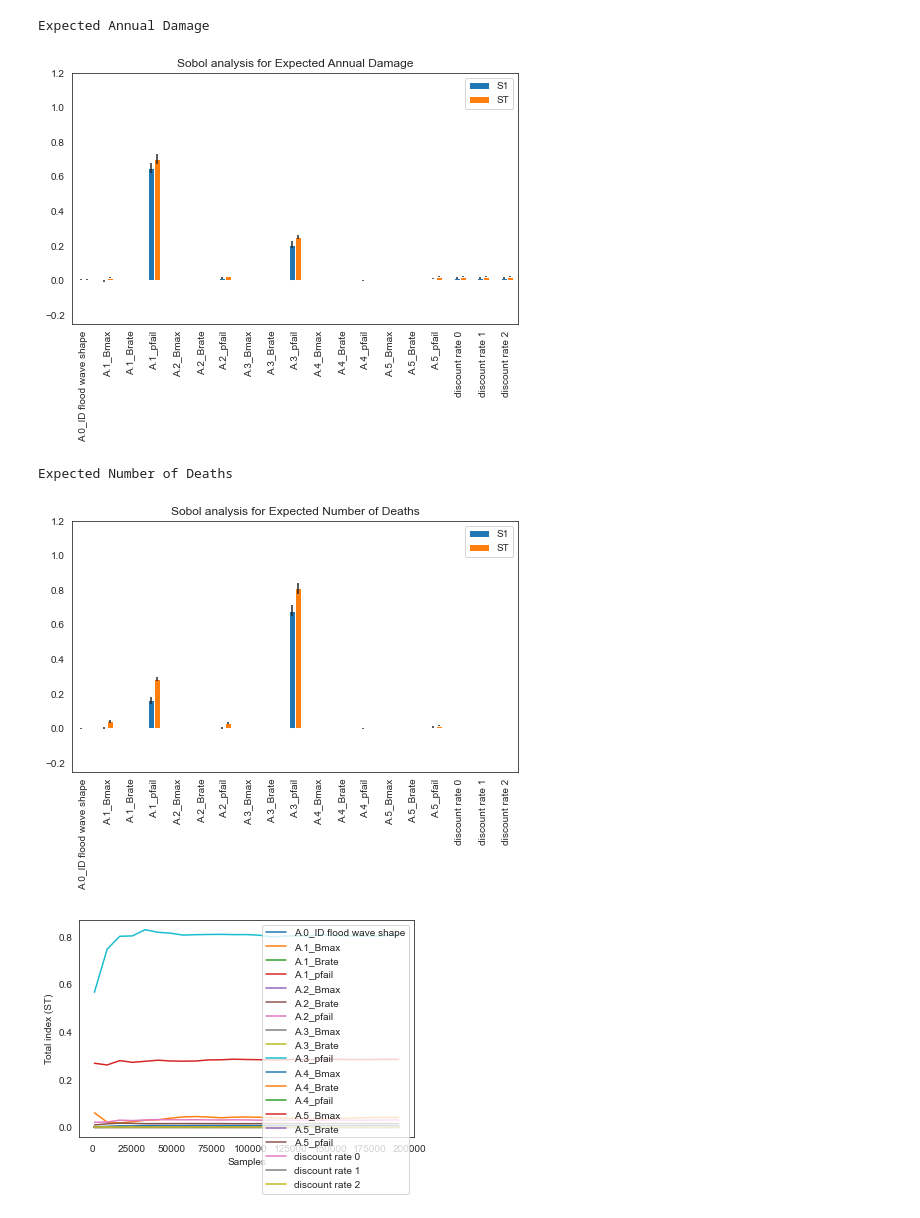
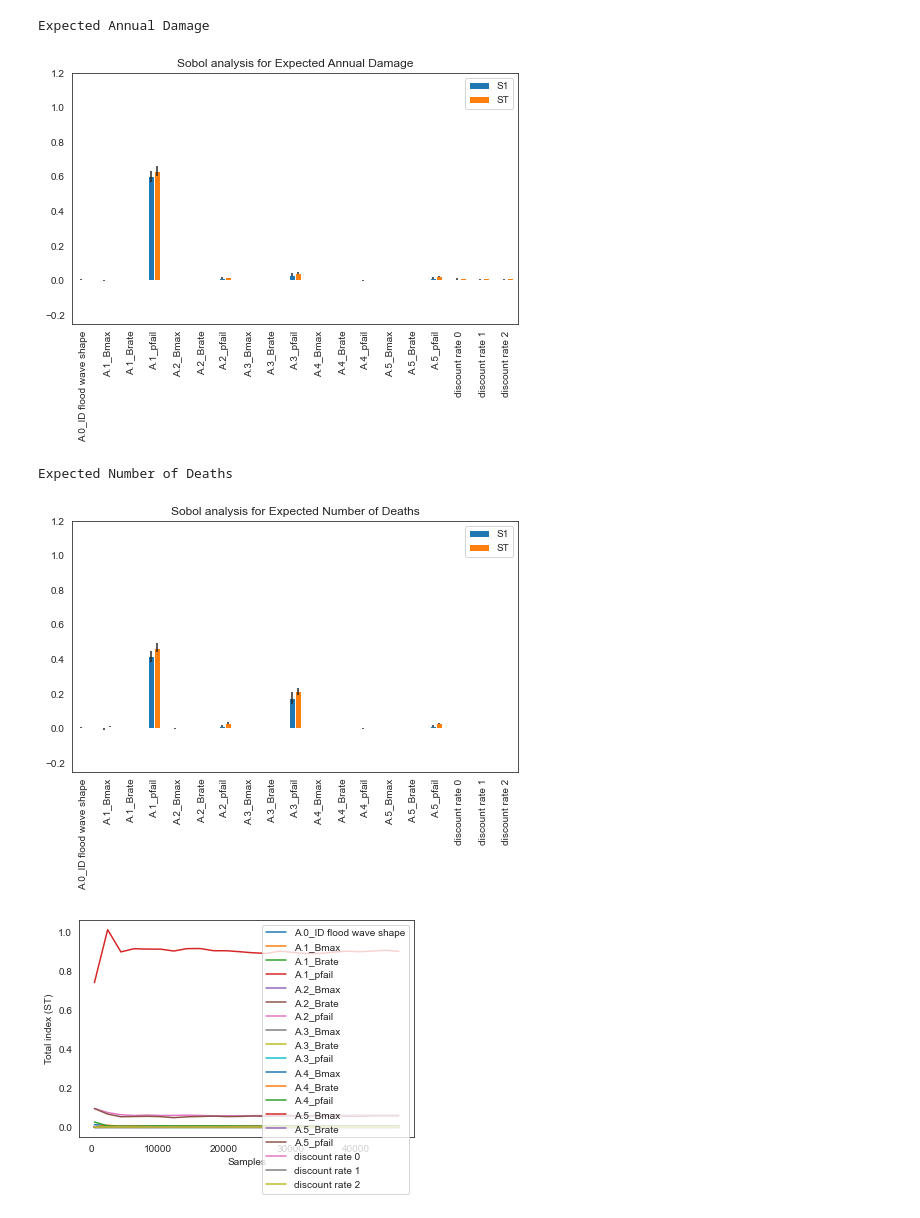
Before and after one commit to hannadenekamp/modelbased, a Jupyter notebook: Sensitivity_analysis.ipynb, the cells around one changed output. Drawn from its saved outputs; the diff is of its cells as text; code cells hidden in the pictures.

```diff
--- a/Sensitivity_analysis.ipynb
+++ b/Sensitivity_analysis.ipynb
@@ -101,17 +103,17 @@ for i, policy in policies.iterrows():
 # %%
 # True, use results in pickle file; False, run MultiprocessingEvaluator
 import pickle
-use_pickle1 = False
+use_pickle1 = True
 
 if use_pickle1:
-    with open('data/sensitivity_results.pickle', 'rb') as filehandler:
+    with open('data/sensitivity_results_allpolicies.pickle', 'rb') as filehandler:
         results = pickle.load(filehandler)
 
 else:
     # pass the policies list to EMA workbench experiment runs
-    with MultiprocessingEvaluator(dike_model, n_processes=8) as evaluator:
+    with MultiprocessingEvaluator(dike_model, n_processes=9) as evaluator:
         results = evaluator.perform_experiments(scenarios=1200, policies=pol_list, uncertainty_sampling=Samplers.SOBOL)
 
     # Save results in Pickle file
-    with open('data/sensitivity_results_tryout.pickle', 'wb') as filehandler:
+    with open('data/sensitivity_results_allpolicies.pickle', 'wb') as filehandler:
         pickle.dump(results, filehandler)
@@ -123,7 +148,6 @@ import matplotlib.pyplot as plt
 import pandas as pd
 
 #make dictionary of outcomes
-exp, outcomes = results
 sobol_df = pd.DataFrame.from_dict(outcomes)
 #sobol_df.drop('Expected Evacuation Costs', inplace = True, axis =1)
 #sobol_df.drop('RfR Total Costs', inplace = True, axis =1)
@@ -156,25 +180,25 @@ for i in sobol_df.columns:
     plt.show()
 # %% [output]
 Expected Annual Damage
-[figure, old version]
+[figure, new version]
 Expected Number of Deaths
-[figure, old version]
+[figure, new version]
 # %%
 import numpy as np
 
 Y =  sobol_df['Expected Number of Deaths'].values
 
 s_data = pd.DataFrame(index=problem['names'],
-                      columns=np.arange(30,5000,200)*(2*problem['num_vars']+2))
+                      columns=np.arange(10,1200,50)*(2*problem['num_vars']+2))
 for j in s_data.columns:
     scores = sobol.analyze(problem, Y[0:j], calc_second_order=True, print_to_console=False)
     s_data.loc[:,j] = scores['ST']
 
 fig, ax = plt.subplots(1)
 
 s_data.T.plot(ax=ax)
 ax.set_xlabel('Samples')
 ax.set_ylabel('Total index (ST)')
 plt.show()
 # %% [output]
-[figure, old version]
+[figure, new version]
```
Also changed, not shown: parts of 4 cells of this notebook, 11 other files.
